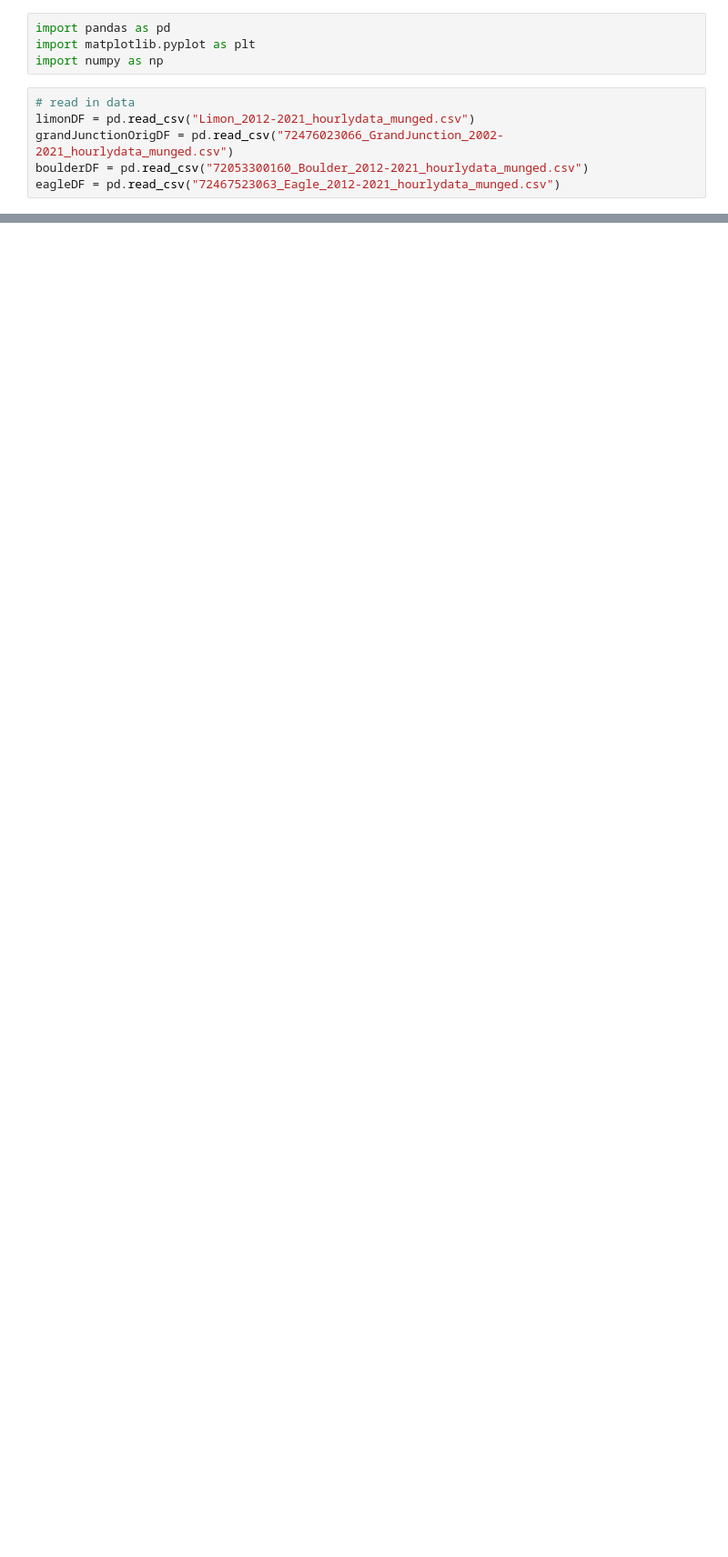
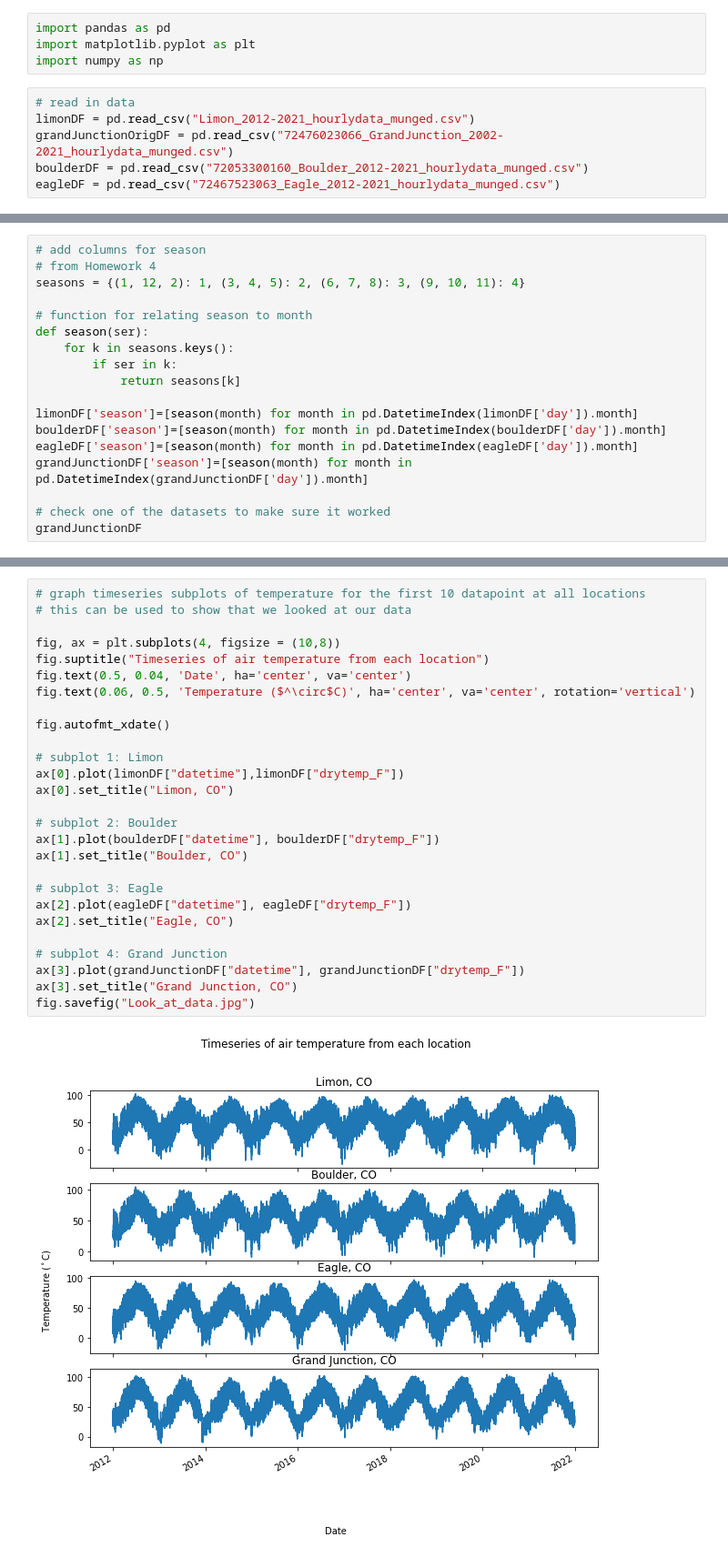
Before and after one commit to scrand23/ATOC4500-DataScience, a Jupyter notebook: Project.ipynb, the cells around one changed output, grey strips where cells are left out. Shown at 91% size. Cells and saved outputs as stored; diff of their text form; blank space fills up the shorter version.

```diff
--- a/Project.ipynb
+++ b/Project.ipynb
@@ -125,0 +136,18 @@ fig.savefig("Look_at_data.jpg")
+# %%
+# add columns for season
+# from Homework 4
+seasons = {(1, 12, 2): 1, (3, 4, 5): 2, (6, 7, 8): 3, (9, 10, 11): 4}
+
+# function for relating season to month
+def season(ser):
+    for k in seasons.keys():
+        if ser in k:
+            return seasons[k]
+
+limonDF['season']=[season(month) for month in pd.DatetimeIndex(limonDF['day']).month]
+boulderDF['season']=[season(month) for month in pd.DatetimeIndex(boulderDF['day']).month]
+eagleDF['season']=[season(month) for month in pd.DatetimeIndex(eagleDF['day']).month]
+grandJunctionDF['season']=[season(month) for month in pd.DatetimeIndex(grandJunctionDF['day']).month]
+
+# check one of the datasets to make sure it worked
+grandJunctionDF
@@ -125,0 +173,29 @@ fig.savefig("Look_at_data.jpg")
+# %%
+# graph timeseries subplots of temperature for the first 10 datapoint at all locations
+# this can be used to show that we looked at our data
+
+fig, ax = plt.subplots(4, figsize = (10,8))
+fig.suptitle("Timeseries of air temperature from each location")
+fig.text(0.5, 0.04, 'Date', ha='center', va='center')
+fig.text(0.06, 0.5, 'Temperature ($^\circ$C)', ha='center', va='center', rotation='vertical')
+
+fig.autofmt_xdate()
+
+# subplot 1: Limon
+ax[0].plot(limonDF["datetime"],limonDF["drytemp_F"])
+ax[0].set_title("Limon, CO")
+
+# subplot 2: Boulder
+ax[1].plot(boulderDF["datetime"], boulderDF["drytemp_F"])
+ax[1].set_title("Boulder, CO")
+
+# subplot 3: Eagle
+ax[2].plot(eagleDF["datetime"], eagleDF["drytemp_F"])
+ax[2].set_title("Eagle, CO")
+
+# subplot 4: Grand Junction
+ax[3].plot(grandJunctionDF["datetime"], grandJunctionDF["drytemp_F"])
+ax[3].set_title("Grand Junction, CO")
+fig.savefig("Look_at_data.jpg")
+# %% [output]
+[figure, added]
```
Also changed, not shown: parts of 6 cells of this notebook.
